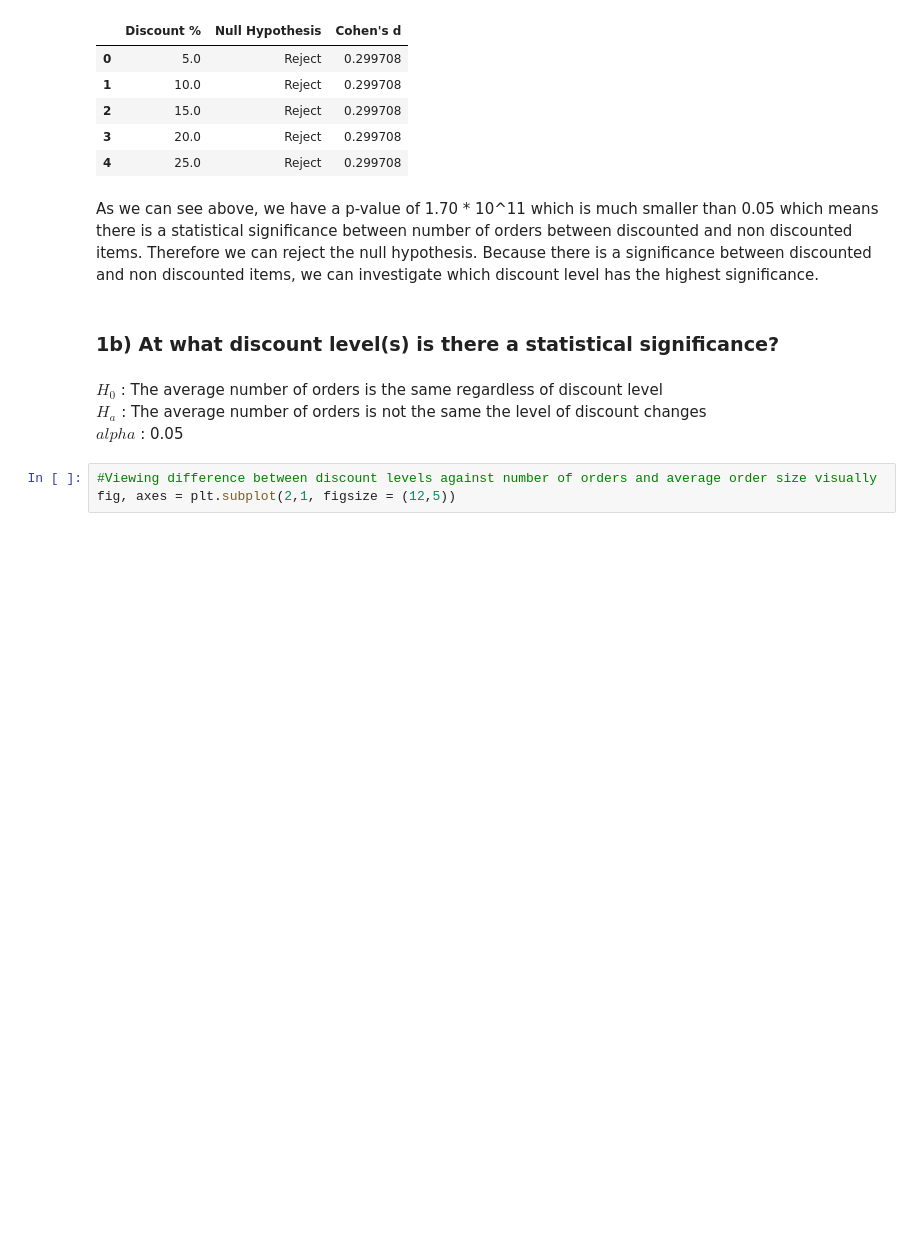
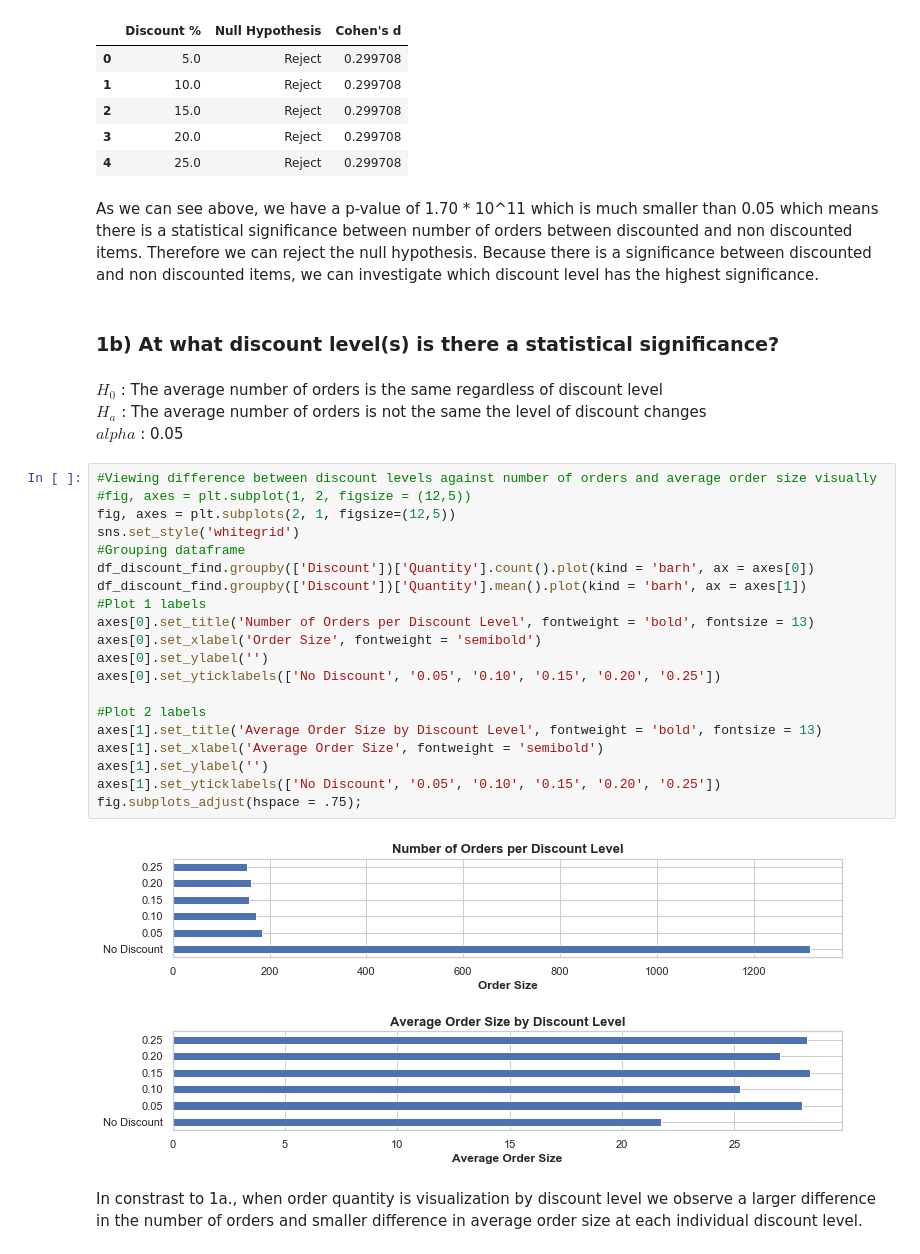
Before and after one commit to callRoko/Northwind_Project, a Jupyter notebook: index.ipynb, the cells around one changed output. Cells and saved outputs as stored; diff of their text form; blank space fills up the shorter version.

```diff
--- a/index.ipynb
+++ b/index.ipynb
@@ -863,6 +854,27 @@ Because there is a significance between discounted and non discounted items, we
 $H_0$ : The average number of orders is the same regardless of discount level <br>
 $H_a$ : The average number of orders is not the same the level of discount changes <br>
 $alpha$ : 0.05
-# %%
-#Viewing difference between discount levels against number of orders and average order size visually
-fig, axes = plt.subplot(2,1, figsize = (12,5))
+# %%
+#Viewing difference between discount levels against number of orders and average order size visually
+#fig, axes = plt.subplot(1, 2, figsize = (12,5))
+fig, axes = plt.subplots(2, 1, figsize=(12,5))
+sns.set_style('whitegrid')
+#Grouping dataframe
+df_discount_find.groupby(['Discount'])['Quantity'].count().plot(kind = 'barh', ax = axes[0])
+df_discount_find.groupby(['Discount'])['Quantity'].mean().plot(kind = 'barh', ax = axes[1])
+#Plot 1 labels
+axes[0].set_title('Number of Orders per Discount Level', fontweight = 'bold', fontsize = 13)
+axes[0].set_xlabel('Order Size', fontweight = 'semibold')
+axes[0].set_ylabel('')
+axes[0].set_yticklabels(['No Discount', '0.05', '0.10', '0.15', '0.20', '0.25'])
+
+#Plot 2 labels
+axes[1].set_title('Average Order Size by Discount Level', fontweight = 'bold', fontsize = 13)
+axes[1].set_xlabel('Average Order Size', fontweight = 'semibold')
+axes[1].set_ylabel('')
+axes[1].set_yticklabels(['No Discount', '0.05', '0.10', '0.15', '0.20', '0.25'])
+fig.subplots_adjust(hspace = .75);
+# %% [output]
+[figure, added]
+# %% [markdown]
+In constrast to 1a., when order quantity is visualization by discount level we observe a larger difference in the number of orders and smaller difference in average order size at each individual discount level.
```
Also changed, not shown: parts of 75 cells of this notebook.
